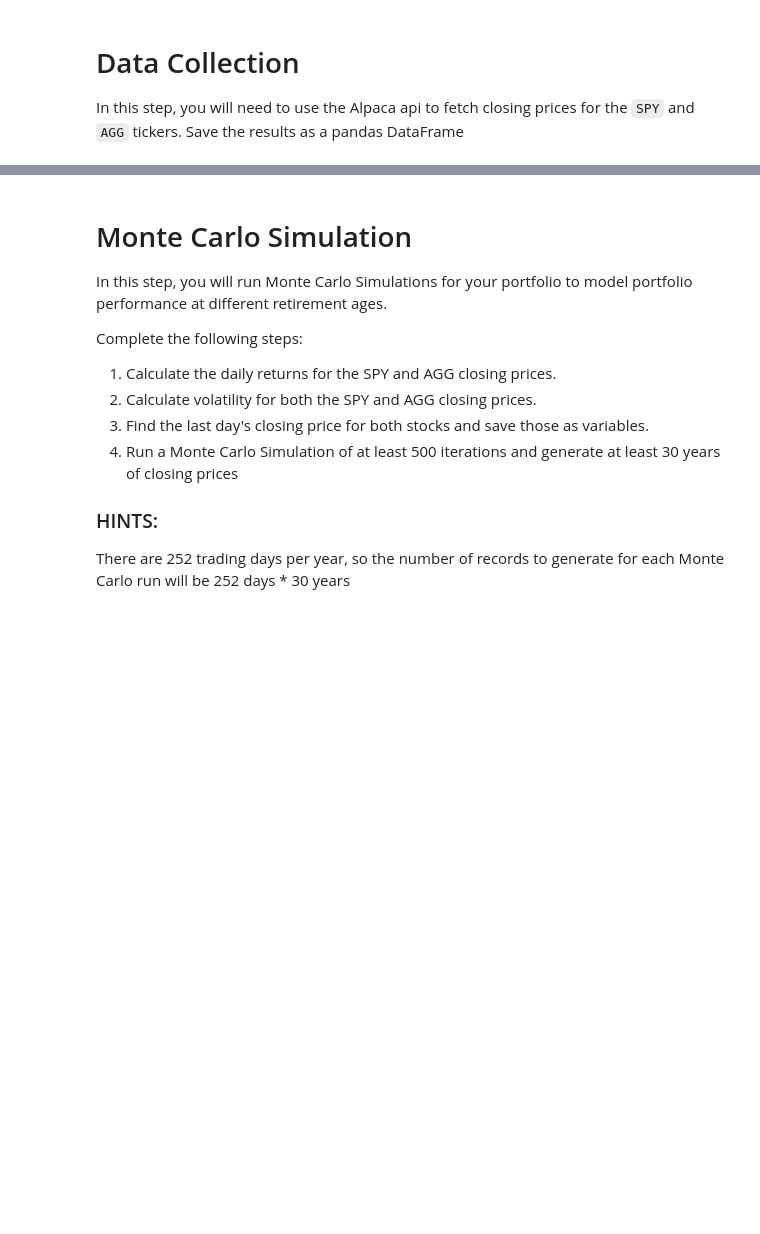
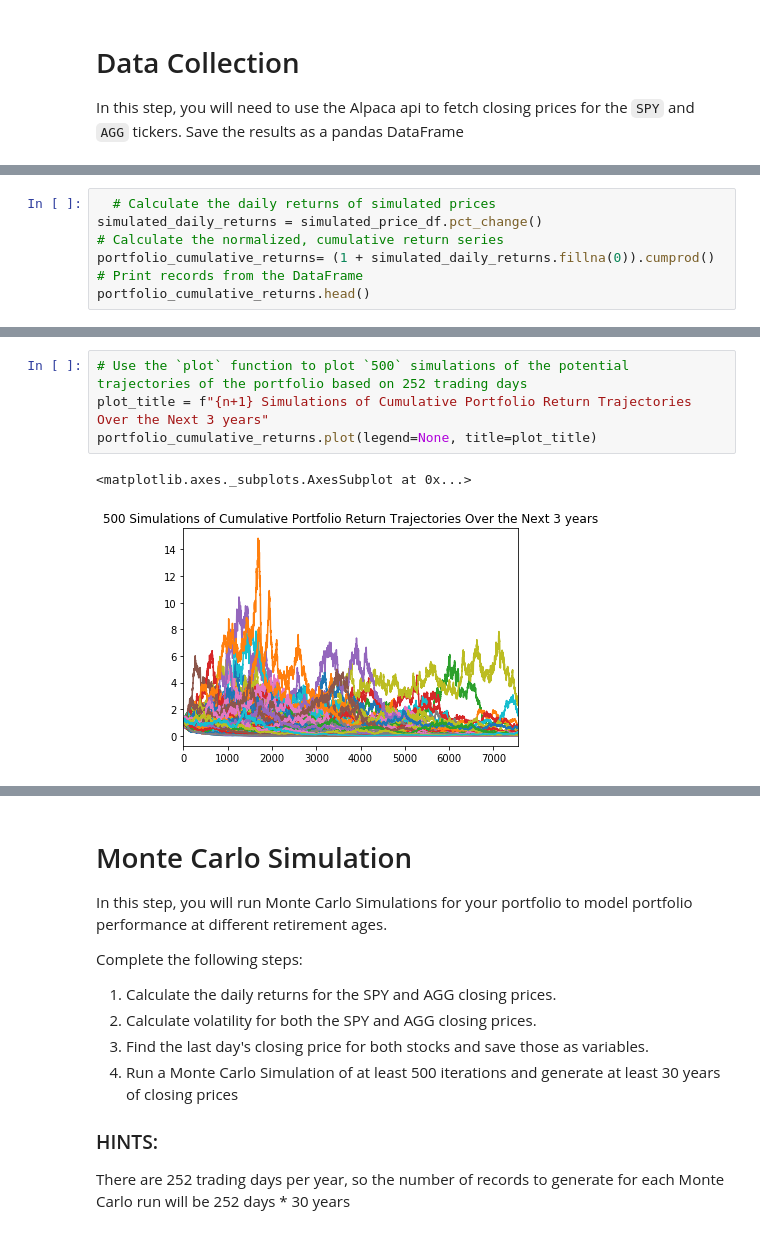
Before and after one commit to baseronu/API, a Jupyter notebook: portfolio_planner.ipynb, the cells around one changed output, grey strips where cells are left out. Saved outputs shown, nothing was run; the diff lists cells and outputs as text; blank space fills up the shorter version.

```diff
--- a/portfolio_planner.ipynb
+++ b/portfolio_planner.ipynb
@@ -83,0 +138,7 @@ spy_n.head()
+# %%
+  # Calculate the daily returns of simulated prices
+simulated_daily_returns = simulated_price_df.pct_change()
+# Calculate the normalized, cumulative return series
+portfolio_cumulative_returns= (1 + simulated_daily_returns.fillna(0)).cumprod()
+# Print records from the DataFrame
+portfolio_cumulative_returns.head()
@@ -83,0 +153,7 @@ spy_n.head()
+# %%
+# Use the `plot` function to plot `500` simulations of the potential trajectories of the portfolio based on 252 trading days
+plot_title = f"{n+1} Simulations of Cumulative Portfolio Return Trajectories Over the Next 3 years"
+portfolio_cumulative_returns.plot(legend=None, title=plot_title)
+# %% [output]
+<matplotlib.axes._subplots.AxesSubplot at 0x...>
+[figure, added]
```
Also changed, not shown: parts of 26 cells of this notebook.
